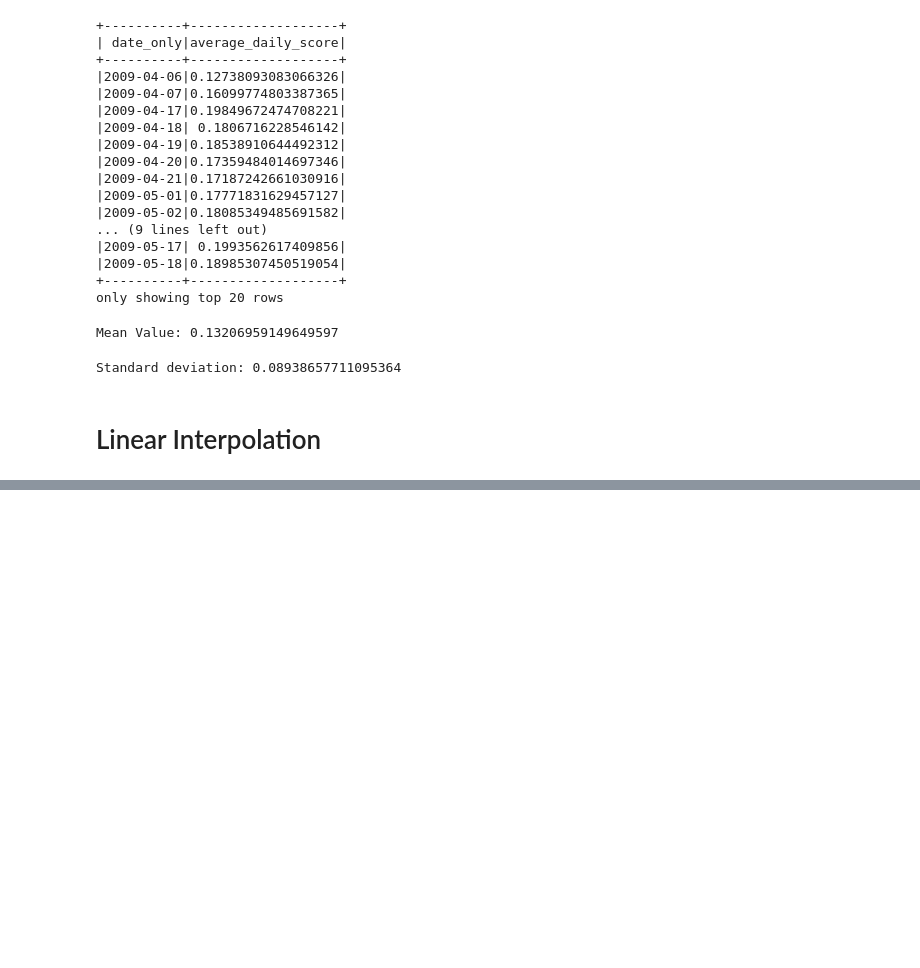
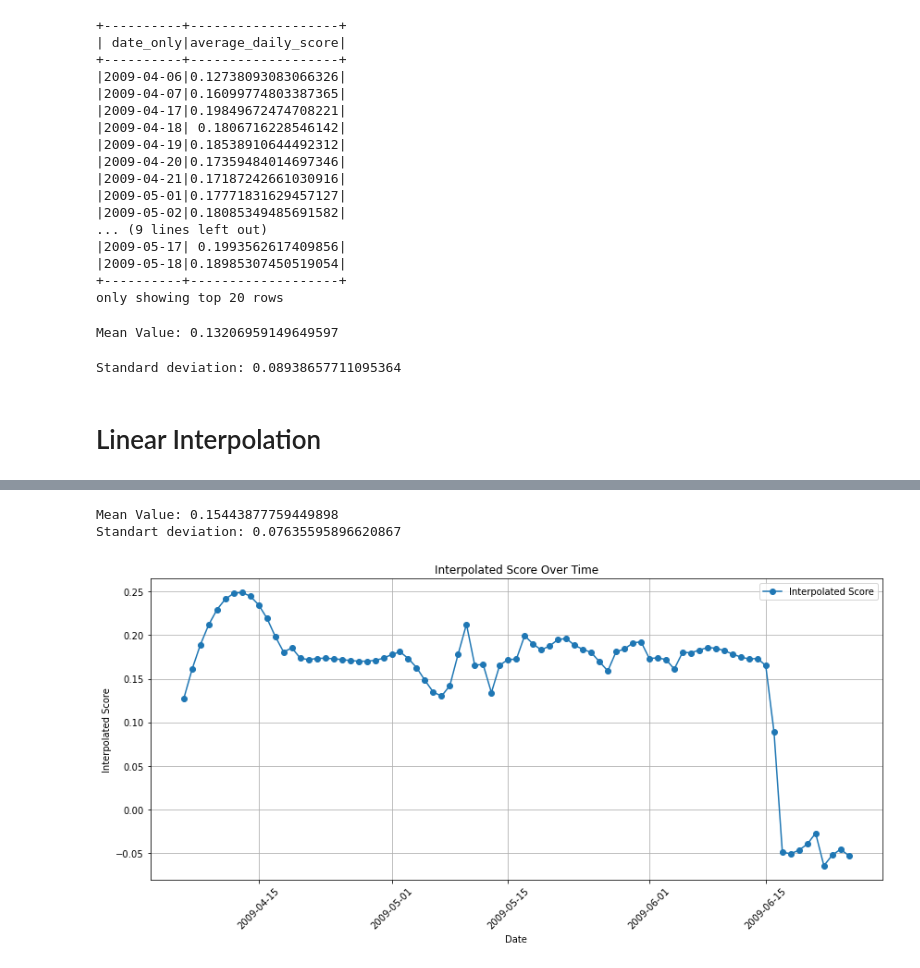
Before and after one commit to Grkmcu44/TwitterData, a Jupyter notebook: Twitter_EDA.ipynb, the cells around one changed output, grey strips where cells are left out. Saved outputs shown, nothing was run; the diff lists cells and outputs as text; code cells hidden in the pictures; blank space fills up the shorter version.

```diff
--- a/Twitter_EDA.ipynb
+++ b/Twitter_EDA.ipynb
@@ -874,0 +875,26 @@ plt.show()
+# %%
+
+
+
+
+import numpy as np
+from scipy.interpolate import CubicSpline
+
+
+df_interpolated_pd = daily_avg_scores.toPandas()
+
+#dates and scores
+dates = pd.to_datetime(df_interpolated_pd["date_only"])
+scores = df_interpolated_pd["average_daily_score"]
+
+#spline
+spline_interpolation = CubicSpline(dates, scores)
+
+# new date range
+new_dates = pd.date_range(start=dates.min(), end=dates.max(), freq='D')
+
+# new scores
+new_scores = spline_interpolation(new_dates)
+
+# put the value on df
+interpolated_df = pd.DataFrame({"Date": new_dates, "Interpolated_Score": new_scores})
@@ -874,0 +910,12 @@ plt.show()
+# %%
+# Interpolated_Score mean
+mean_score = interpolated_df["Interpolated_Score"].mean()
+
+# Interpolated_Scorestandard deviation
+std_deviation = interpolated_df["Interpolated_Score"].std()
+
+print("Mean Value:", mean_score)
+print("Standart deviation:", std_deviation)
+# %% [output]
+Mean Value: 0.15443877759449898
+Standart deviation: 0.07635595896620867
@@ -874,0 +925,19 @@ plt.show()
+# %%
+
+
+
+# Graph
+plt.figure(figsize=(12, 6))
+plt.plot(interpolated_df["Date"], interpolated_df["Interpolated_Score"], label="Interpolated Score", marker='o')
+plt.xlabel("Date")
+plt.ylabel("Interpolated Score")
+plt.title("Interpolated Score Over Time")
+plt.grid(True)
+plt.legend()
+plt.xticks(rotation=45)  # Tarih etiketlerini döndürme
+plt.tight_layout()
+
+#Graph
+plt.show()
+# %% [output]
+[figure, added]
```
Also changed, not shown: parts of 88 cells of this notebook.
